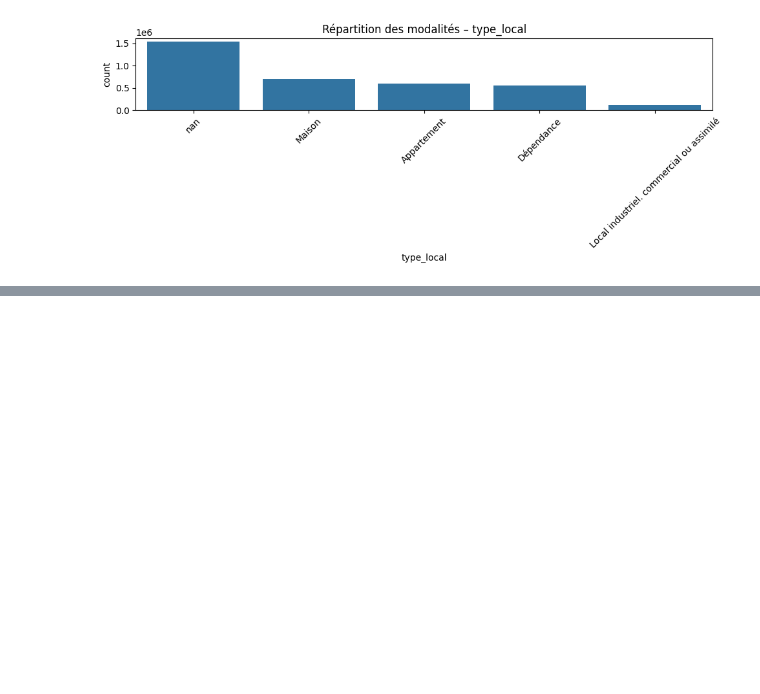
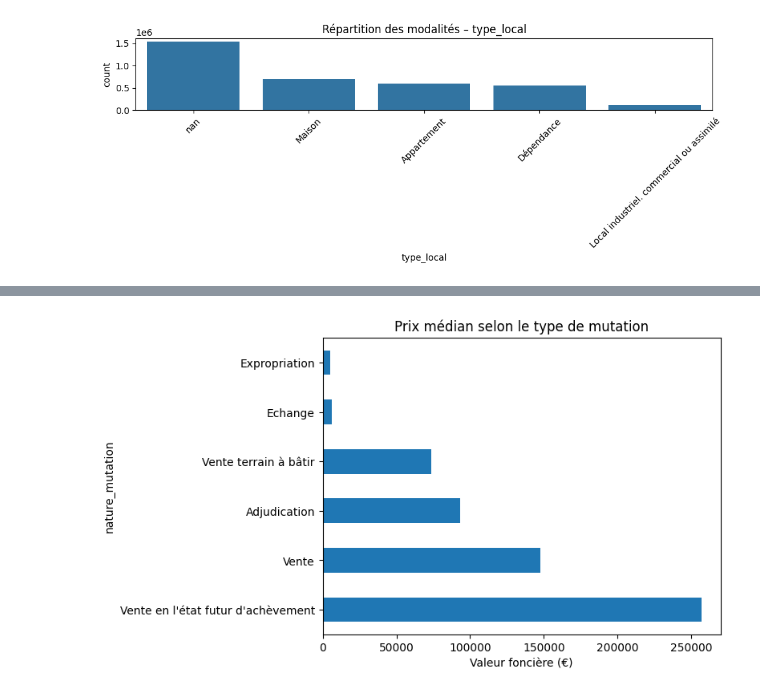
Before and after one commit to standemdem/compagnon-immobilier, a Jupyter notebook: notebooks/03_eda_full_2020.ipynb, the cells around one changed output, grey strips where cells are left out. Drawn from its saved outputs; the diff is of its cells as text; code cells hidden in the pictures; blank space fills up the shorter version.

```diff
--- a/notebooks/03_eda_full_2020.ipynb
+++ b/notebooks/03_eda_full_2020.ipynb
@@ -267,0 +292,8 @@ for col in cat_cols:
+# %%
+# Prix médian selon la nature de mutation
+df.groupby("nature_mutation")["valeur_fonciere"].median().sort_values(ascending=False).plot(kind='barh')
+plt.title("Prix médian selon le type de mutation")
+plt.xlabel("Valeur foncière (€)")
+plt.show()
+# %% [output]
+[figure, added]
```
Also changed, not shown: parts of 11 cells of this notebook.
